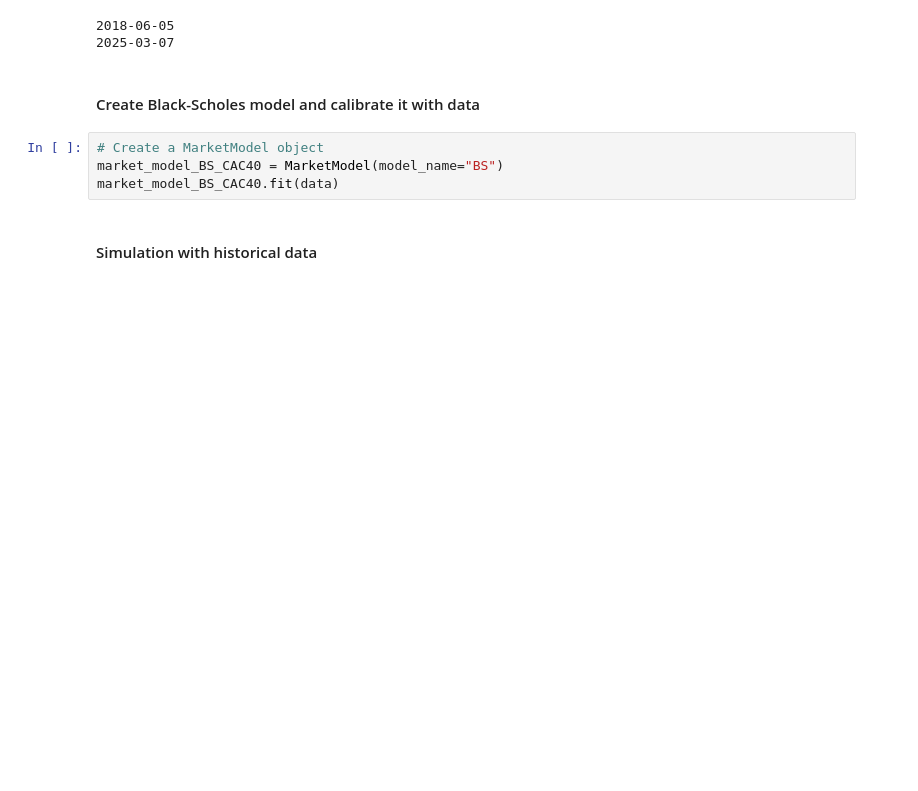
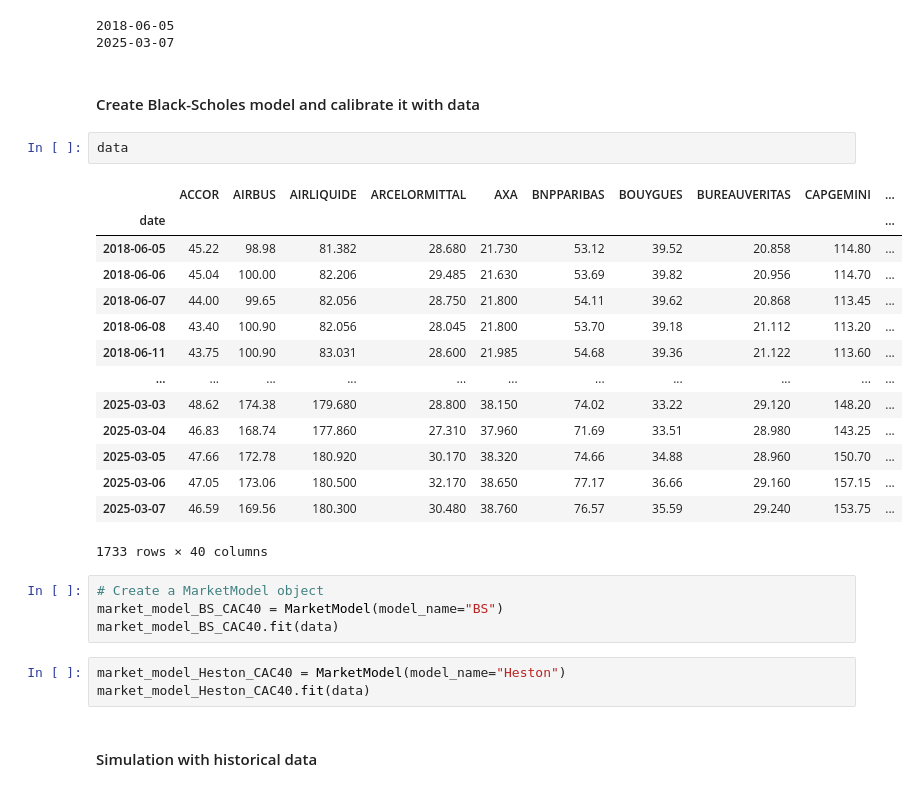
Before and after one commit to ZeBaoB/Cutting-edge_AssetTool-, a Jupyter notebook: Test simulations.ipynb, the cells around one changed output. Drawn from its saved outputs; the diff is of its cells as text; blank space fills up the shorter version.

Commit message:
Heston Model

```diff
--- a/Test simulations.ipynb
+++ b/Test simulations.ipynb
@@ -63,10 +63,30 @@ print(end_date_data)
 2025-03-07
 # %% [markdown]
 #### Create Black-Scholes model and calibrate it with data
+# %%
+data
+# %% [output]
+|  | ACCOR | AIRBUS | AIRLIQUIDE | ARCELORMITTAL | AXA | BNPPARIBAS | BOUYGUES | BUREAUVERITAS | CAPGEMINI | ... |
+| date |  |  |  |  |  |  |  |  |  | ... |
+| 2018-06-05 | 45.22 | 98.98 | 81.382 | 28.680 | 21.730 | 53.12 | 39.52 | 20.858 | 114.80 | ... |
+| 2018-06-06 | 45.04 | 100.00 | 82.206 | 29.485 | 21.630 | 53.69 | 39.82 | 20.956 | 114.70 | ... |
+| 2018-06-07 | 44.00 | 99.65 | 82.056 | 28.750 | 21.800 | 54.11 | 39.62 | 20.868 | 113.45 | ... |
+| 2018-06-08 | 43.40 | 100.90 | 82.056 | 28.045 | 21.800 | 53.70 | 39.18 | 21.112 | 113.20 | ... |
+| 2018-06-11 | 43.75 | 100.90 | 83.031 | 28.600 | 21.985 | 54.68 | 39.36 | 21.122 | 113.60 | ... |
+| ... | ... | ... | ... | ... | ... | ... | ... | ... | ... | ... |
+| 2025-03-03 | 48.62 | 174.38 | 179.680 | 28.800 | 38.150 | 74.02 | 33.22 | 29.120 | 148.20 | ... |
+| 2025-03-04 | 46.83 | 168.74 | 177.860 | 27.310 | 37.960 | 71.69 | 33.51 | 28.980 | 143.25 | ... |
+| 2025-03-05 | 47.66 | 172.78 | 180.920 | 30.170 | 38.320 | 74.66 | 34.88 | 28.960 | 150.70 | ... |
+| 2025-03-06 | 47.05 | 173.06 | 180.500 | 32.170 | 38.650 | 77.17 | 36.66 | 29.160 | 157.15 | ... |
+| 2025-03-07 | 46.59 | 169.56 | 180.300 | 30.480 | 38.760 | 76.57 | 35.59 | 29.240 | 153.75 | ... |
+1733 rows × 40 columns
 # %%
 # Create a MarketModel object
 market_model_BS_CAC40 = MarketModel(model_name="BS")
 market_model_BS_CAC40.fit(data)
+# %%
+market_model_Heston_CAC40 = MarketModel(model_name="Heston")
+market_model_Heston_CAC40.fit(data)
 # %% [markdown]
 #### Simulation with historical data
 # %%
```
Also changed, not shown: parts of 4 cells of this notebook, 7 other files.
